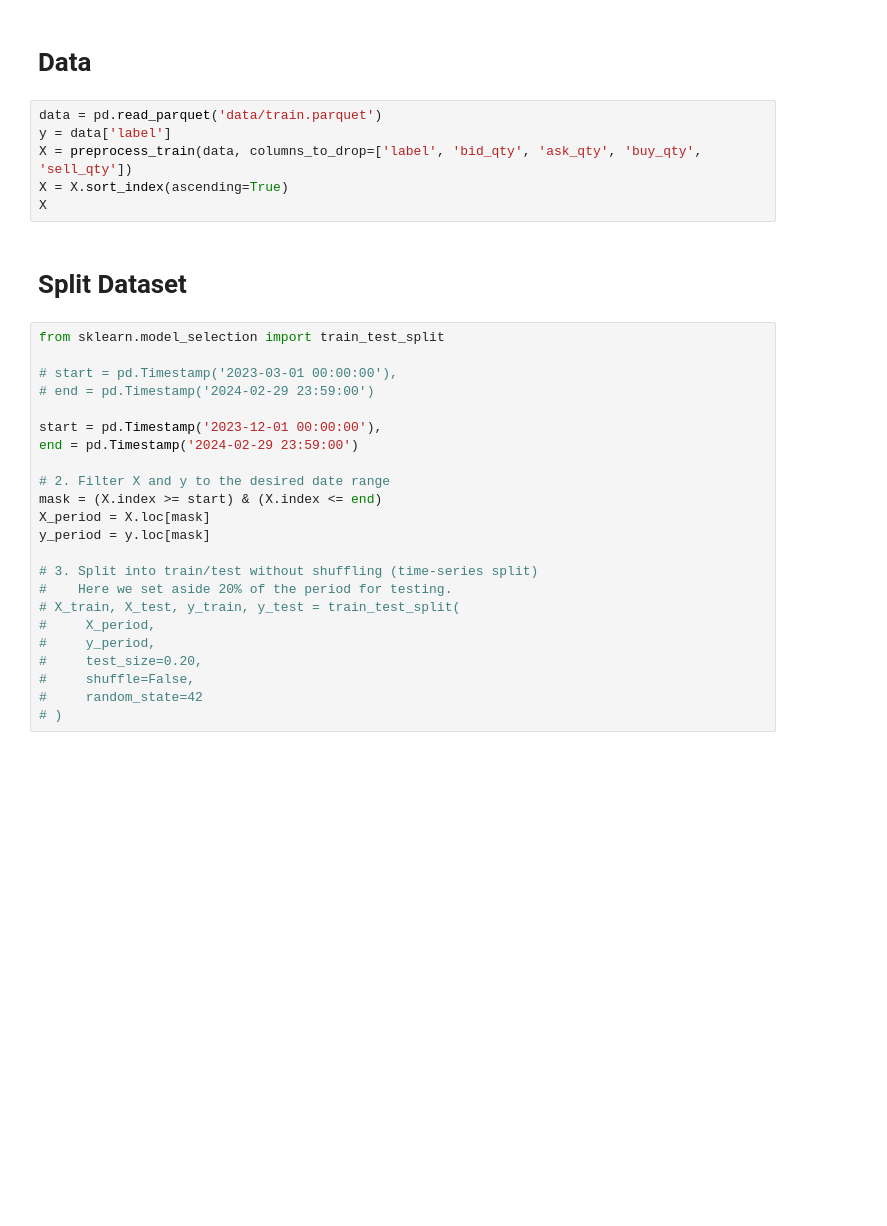
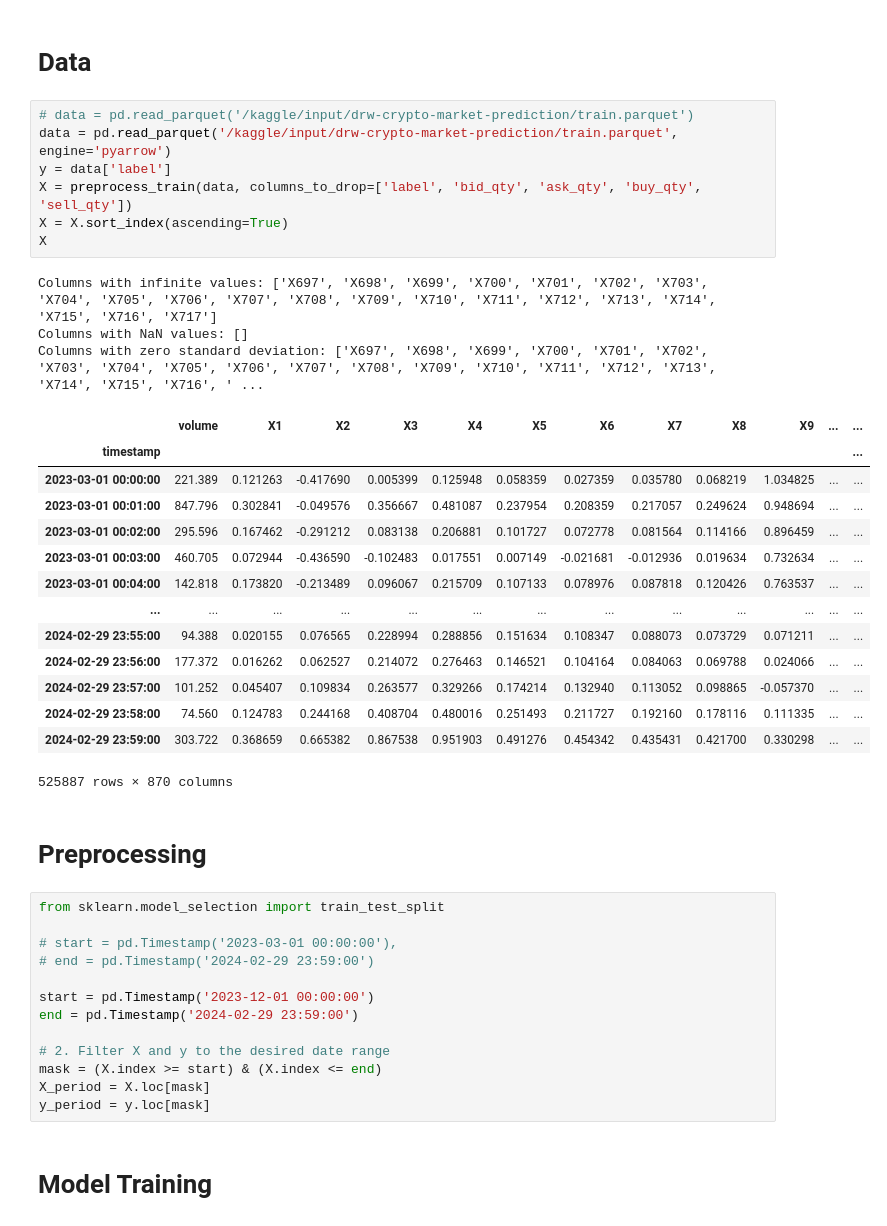
Before and after one commit to ryantjx/kaggle, a Jupyter notebook: drw-cryptomarketprediction2025/kaggle/main.ipynb, the cells around one changed output. Saved outputs shown, nothing was run; the diff lists cells and outputs as text; blank space fills up the shorter version.

```diff
--- a/drw-cryptomarketprediction2025/kaggle/main.ipynb
+++ b/drw-cryptomarketprediction2025/kaggle/main.ipynb
@@ -145,33 +149,44 @@ def evaluate_model(y_true, y_pred, X=None, linear=False, verbose=True):
 # %% [markdown]
 # Data
 # %%
-data = pd.read_parquet('data/train.parquet')
+# data = pd.read_parquet('/kaggle/input/drw-crypto-market-prediction/train.parquet')
+data = pd.read_parquet('/kaggle/input/drw-crypto-market-prediction/train.parquet', engine='pyarrow')
 y = data['label']
 X = preprocess_train(data, columns_to_drop=['label', 'bid_qty', 'ask_qty', 'buy_qty', 'sell_qty'])
 X = X.sort_index(ascending=True)
 X
+# %% [output]
+Columns with infinite values: ['X697', 'X698', 'X699', 'X700', 'X701', 'X702', 'X703', 'X704', 'X705', 'X706', 'X707', 'X708', 'X709', 'X710', 'X711', 'X712', 'X713', 'X714', 'X715', 'X716', 'X717']
+Columns with NaN values: []
+Columns with zero standard deviation: ['X697', 'X698', 'X699', 'X700', 'X701', 'X702', 'X703', 'X704', 'X705', 'X706', 'X707', 'X708', 'X709', 'X710', 'X711', 'X712', 'X713', 'X714', 'X715', 'X716', ' ...
+|  | volume | X1 | X2 | X3 | X4 | X5 | X6 | X7 | X8 | X9 | ... | ... |
+| timestamp |  |  |  |  |  |  |  |  |  |  |  | ... |
+| 2023-03-01 00:00:00 | 221.389 | 0.121263 | -0.417690 | 0.005399 | 0.125948 | 0.058359 | 0.027359 | 0.035780 | 0.068219 | 1.034825 | ... | ... |
+| 2023-03-01 00:01:00 | 847.796 | 0.302841 | -0.049576 | 0.356667 | 0.481087 | 0.237954 | 0.208359 | 0.217057 | 0.249624 | 0.948694 | ... | ... |
+| 2023-03-01 00:02:00 | 295.596 | 0.167462 | -0.291212 | 0.083138 | 0.206881 | 0.101727 | 0.072778 | 0.081564 | 0.114166 | 0.896459 | ... | ... |
+| 2023-03-01 00:03:00 | 460.705 | 0.072944 | -0.436590 | -0.102483 | 0.017551 | 0.007149 | -0.021681 | -0.012936 | 0.019634 | 0.732634 | ... | ... |
+| 2023-03-01 00:04:00 | 142.818 | 0.173820 | -0.213489 | 0.096067 | 0.215709 | 0.107133 | 0.078976 | 0.087818 | 0.120426 | 0.763537 | ... | ... |
+| ... | ... | ... | ... | ... | ... | ... | ... | ... | ... | ... | ... | ... |
+| 2024-02-29 23:55:00 | 94.388 | 0.020155 | 0.076565 | 0.228994 | 0.288856 | 0.151634 | 0.108347 | 0.088073 | 0.073729 | 0.071211 | ... | ... |
+| 2024-02-29 23:56:00 | 177.372 | 0.016262 | 0.062527 | 0.214072 | 0.276463 | 0.146521 | 0.104164 | 0.084063 | 0.069788 | 0.024066 | ... | ... |
+| 2024-02-29 23:57:00 | 101.252 | 0.045407 | 0.109834 | 0.263577 | 0.329266 | 0.174214 | 0.132940 | 0.113052 | 0.098865 | -0.057370 | ... | ... |
+| 2024-02-29 23:58:00 | 74.560 | 0.124783 | 0.244168 | 0.408704 | 0.480016 | 0.251493 | 0.211727 | 0.192160 | 0.178116 | 0.111335 | ... | ... |
+| 2024-02-29 23:59:00 | 303.722 | 0.368659 | 0.665382 | 0.867538 | 0.951903 | 0.491276 | 0.454342 | 0.435431 | 0.421700 | 0.330298 | ... | ... |
+525887 rows × 870 columns
-# %% [markdown]
-# Split Dataset
+# %% [markdown]
+# Preprocessing
 # %%
 from sklearn.model_selection import train_test_split
 
 # start = pd.Timestamp('2023-03-01 00:00:00'),
 # end = pd.Timestamp('2024-02-29 23:59:00')
 
-start = pd.Timestamp('2023-12-01 00:00:00'),
+start = pd.Timestamp('2023-12-01 00:00:00')
 end = pd.Timestamp('2024-02-29 23:59:00')
 
 # 2. Filter X and y to the desired date range
 mask = (X.index >= start) & (X.index <= end)
 X_period = X.loc[mask]
 y_period = y.loc[mask]
-
-# 3. Split into train/test without shuffling (time‐series split)
-#    Here we set aside 20% of the period for testing.
-# X_train, X_test, y_train, y_test = train_test_split(
-#     X_period,
-#     y_period,
-#     test_size=0.20,
-#     shuffle=False,
-#     random_state=42
-# )
+# %% [markdown]
+# Model Training
```
Also changed, not shown: parts of 9 cells of this notebook, 1 other file.
